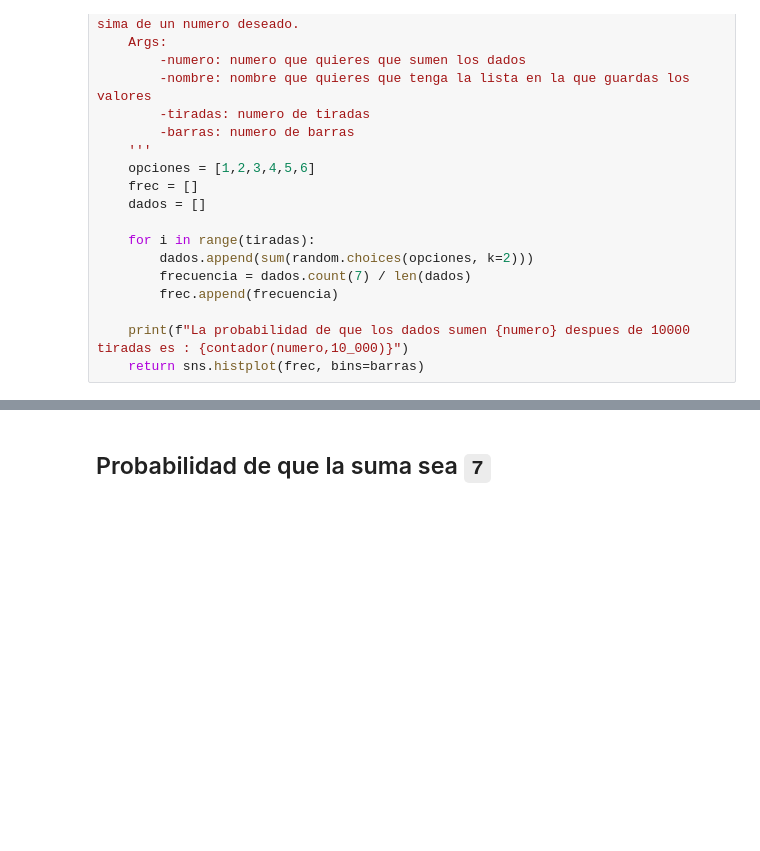
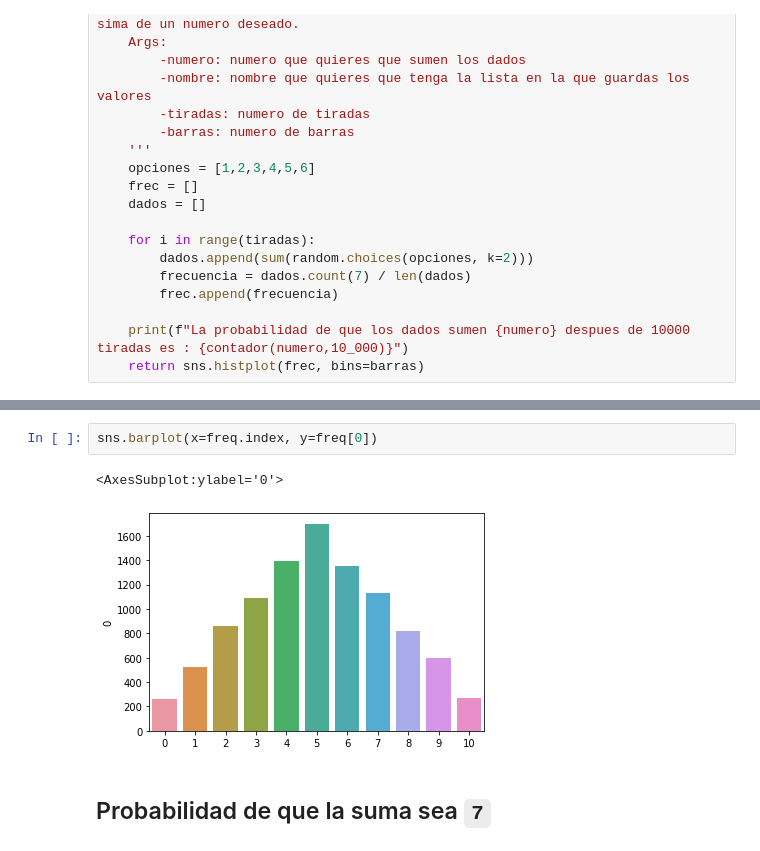
Before and after one commit to Ironhack-Data-Madrid-Marzo-2021/lab-probability-intro, a Jupyter notebook: your-code/main.ipynb, the cells around one changed output, grey strips where cells are left out. Saved outputs shown, nothing was run; the diff lists cells and outputs as text; blank space fills up the shorter version.

```diff
--- a/your-code/main.ipynb
+++ b/your-code/main.ipynb
@@ -158,3 +214,8 @@ def frecuencias(numero, tiradas, barras):
+# %%
+sns.barplot(x=freq.index, y=freq[0])
+# %% [output]
+<AxesSubplot:ylabel='0'>
+[figure, added]
 # %% [markdown]
 ## Probabilidad de que la suma sea `7`
 # %%
```
Also changed, not shown: parts of 3 cells of this notebook.
